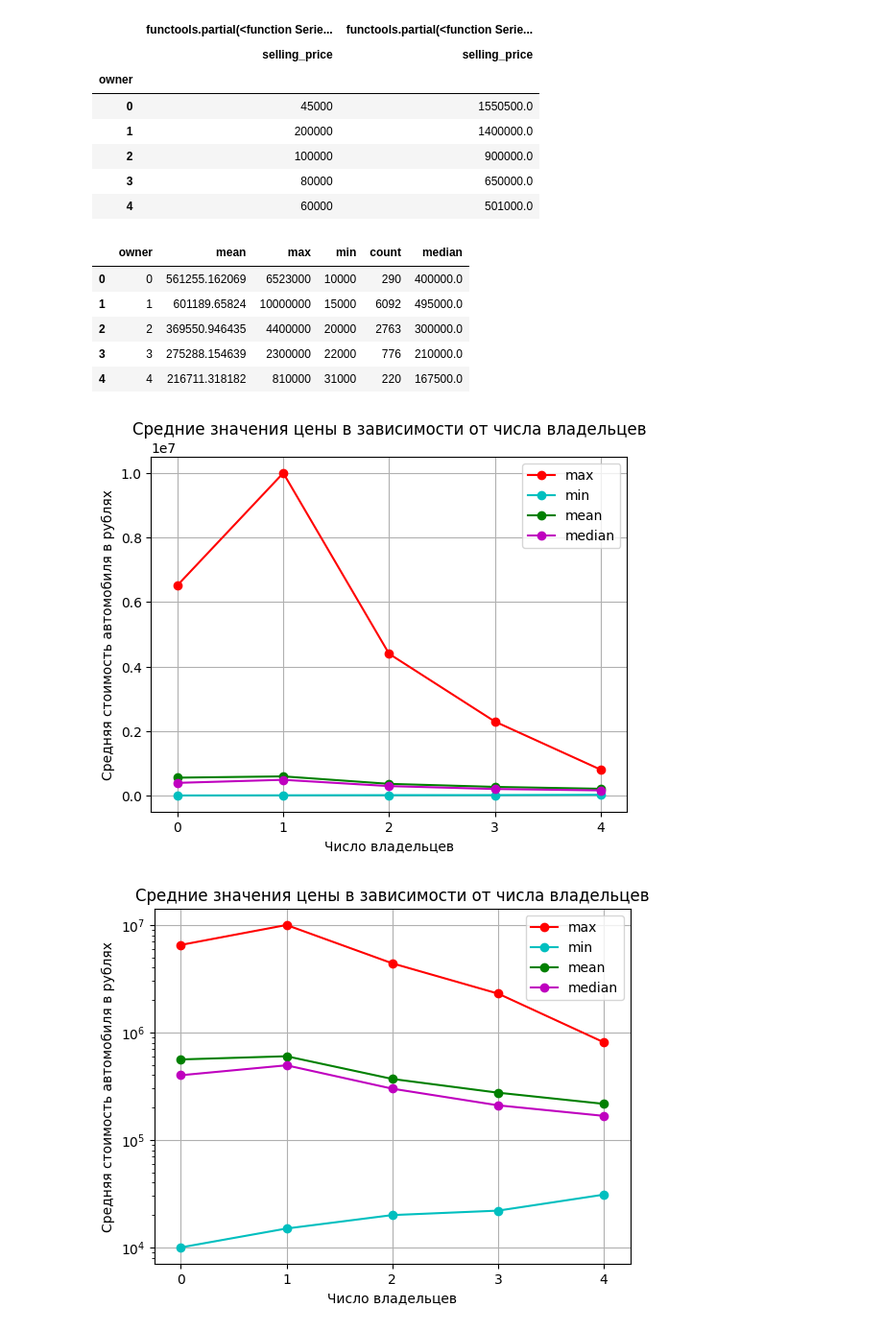
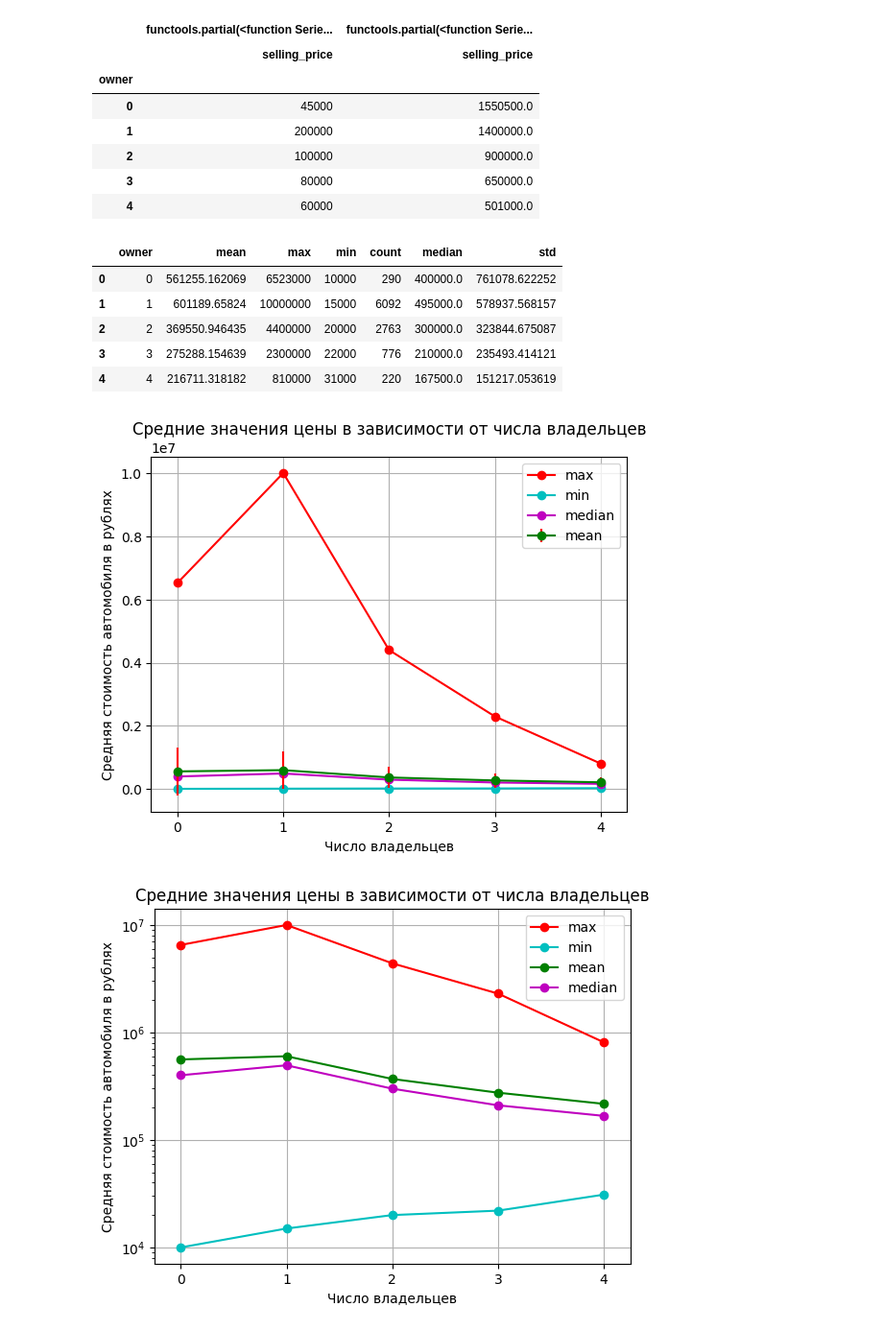
Before and after one commit to LlirikOknessu/tpu-8e21-ai-basis, a Jupyter notebook: Racheev/EDA_Racheev.ipynb, the cells around one changed output. Shown at 96% size. Drawn from its saved outputs; the diff is of its cells as text; code cells hidden in the pictures.

```diff
--- a/Racheev/EDA_Racheev.ipynb
+++ b/Racheev/EDA_Racheev.ipynb
@@ -1524,5 +1523,3 @@ plt.grid(axis = 'y')
-# %%
-car_table.drop(columns=['km_driven','km_dr_log'], inplace = True)
 # %% [markdown]
 ## Влияние типа трансмиссии на цену автомобиля
 # %%
@@ -1577,5 +1566,3 @@ Length: 2, dtype: string
-# %%
-car_table['transmission'] = car_table['transmission'].replace(['Manual', 'Automatic'],['1','0'])
 # %% [markdown]
 ## Зависимость средней цены на автомобиль от типа продавца
 # %%
@@ -1630,5 +1615,3 @@ Length: 2, dtype: string
-# %%
-car_table['seller_type'] = car_table['seller_type'].replace(['Dealer', 'Individual'],['1','0'])
 # %% [markdown]
 ## Зависимость средней цены на автомобиль от числа владельцев
 # %%
@@ -1717,33 +1707,32 @@ sell_pr_all_q
 | 3 | 80000 | 650000.0 |
 | 4 | 60000 | 501000.0 |
 # %%
-sell_pr_all_owner = car_table.groupby(['owner'])['selling_price'].agg(['mean','max','min','count','median']).reset_index()
+sell_pr_all_owner = car_table.groupby(['owner'])['selling_price'].agg(['mean','max','min','count','median','std']).reset_index()
 sell_pr_all_owner
 # %% [output]
-|  | owner | mean | max | min | count | median |
-| 0 | 0 | 561255.162069 | 6523000 | 10000 | 290 | 400000.0 |
-| 1 | 1 | 601189.65824 | 10000000 | 15000 | 6092 | 495000.0 |
-| 2 | 2 | 369550.946435 | 4400000 | 20000 | 2763 | 300000.0 |
-| 3 | 3 | 275288.154639 | 2300000 | 22000 | 776 | 210000.0 |
-| 4 | 4 | 216711.318182 | 810000 | 31000 | 220 | 167500.0 |
+|  | owner | mean | max | min | count | median | std |
+| 0 | 0 | 561255.162069 | 6523000 | 10000 | 290 | 400000.0 | 761078.622252 |
+| 1 | 1 | 601189.65824 | 10000000 | 15000 | 6092 | 495000.0 | 578937.568157 |
+| 2 | 2 | 369550.946435 | 4400000 | 20000 | 2763 | 300000.0 | 323844.675087 |
+| 3 | 3 | 275288.154639 | 2300000 | 22000 | 776 | 210000.0 | 235493.414121 |
+| 4 | 4 | 216711.318182 | 810000 | 31000 | 220 | 167500.0 | 151217.053619 |
 # %%
 fig, ax = plt.subplots()
-#ax.bar(sell_pr_all_owner['mean_km_driven'], sell_pr_all_kmdr['mean'], width=step, color='orange')
 plt.xlabel('Ось х') #Подпись для оси х
 plt.ylabel('Ось y') #Подпись для оси y
 plt.title('Первый график') #Название
 ax.plot(sell_pr_all_owner['owner'], sell_pr_all_owner['max'], color='r', marker='o', markersize=6)
 ax.plot(sell_pr_all_owner['owner'], sell_pr_all_owner['min'], color='c', marker='o', markersize=6)
-ax.plot(sell_pr_all_owner['owner'], sell_pr_all_owner['mean'], color='g', marker='o', markersize=6)
 ax.plot(sell_pr_all_owner['owner'], sell_pr_all_owner['median'], color='m', marker='o', markersize=6)
+ax.errorbar(sell_pr_all_owner['owner'], sell_pr_all_owner['mean'], xerr=0, yerr=sell_pr_all_owner['std'],color='g', fmt='o-', ecolor='red')
 plt.title('Средние значения цены в зависимости от числа владельцев')
 plt.xlabel('Число владельцев')
 plt.ylabel('Средняя стоимость автомобиля в рублях') #Подпись для оси y
 ax.set(xlim=(-0.25, 4.25), xticks=np.arange(0, 5))
-ax.legend(['max', 'min', 'mean', 'median', 'mode'])
+ax.legend(['max', 'min', 'median', 'mean'])
 ax.grid()
 plt.show()
 # %% [output]
-[figure, old version]
+[figure, new version]
 # %%
 fig, ax = plt.subplots()
```
Also changed, not shown: parts of 146 cells of this notebook.
